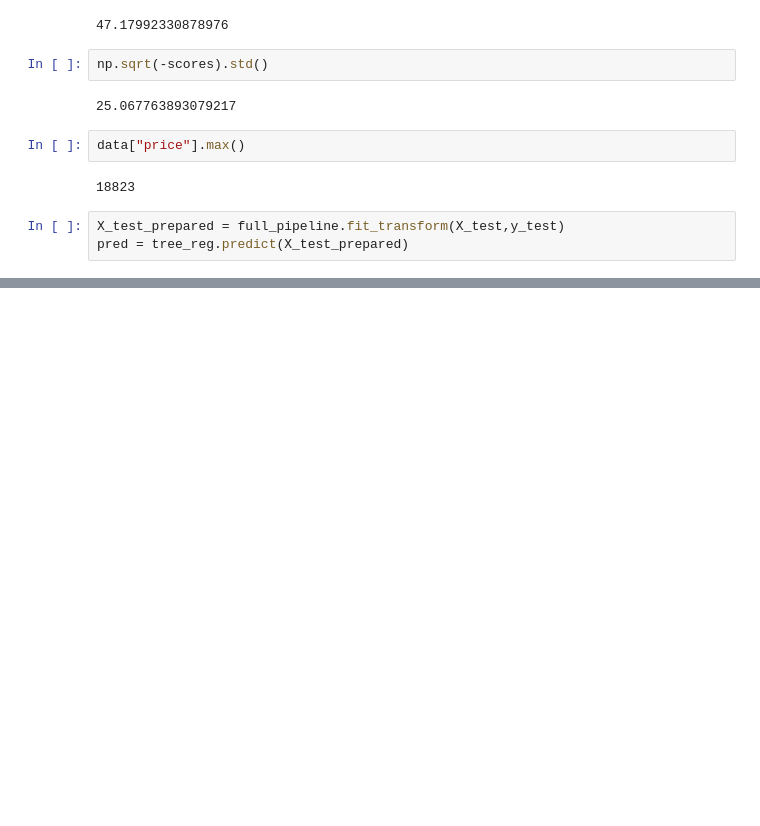
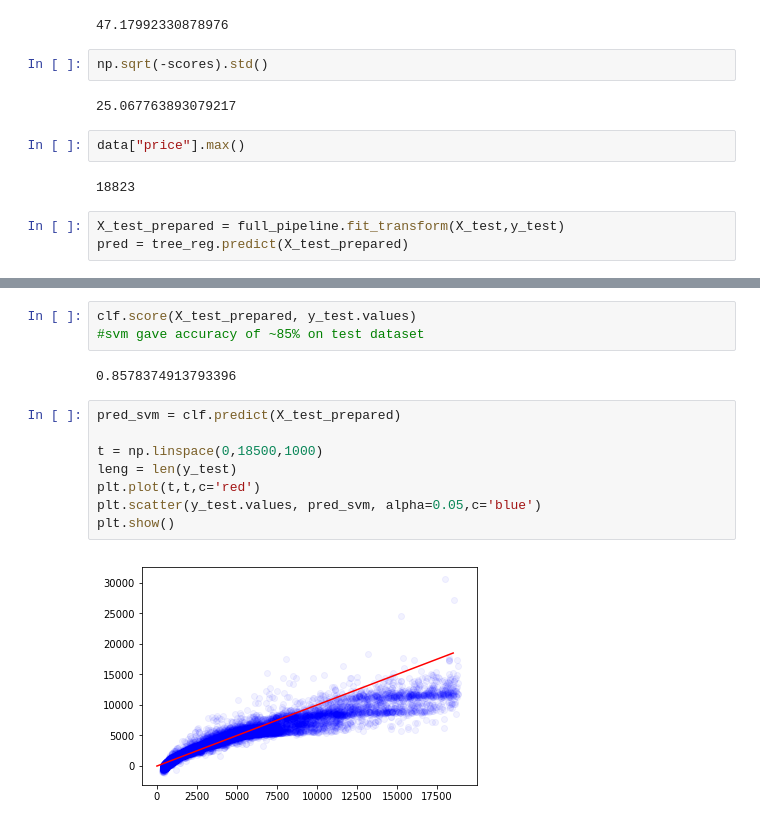
Before and after one commit to parvmaurya/ML_Diamonds_Dataset, a Jupyter notebook: diamond.ipynb, the cells around one changed output, grey strips where cells are left out. Drawn from its saved outputs; the diff is of its cells as text; blank space fills up the shorter version.

```diff
--- a/diamond.ipynb
+++ b/diamond.ipynb
@@ -250,0 +286,15 @@ diff
+# %%
+clf.score(X_test_prepared, y_test.values)
+#svm gave accuracy of ~85% on test dataset
+# %% [output]
+0.8578374913793396
+# %%
+pred_svm = clf.predict(X_test_prepared)
+
+t = np.linspace(0,18500,1000)
+leng = len(y_test)
+plt.plot(t,t,c='red')
+plt.scatter(y_test.values, pred_svm, alpha=0.05,c='blue')
+plt.show()
+# %% [output]
+[figure, added]
```
Also changed, not shown: parts of 12 cells of this notebook.
